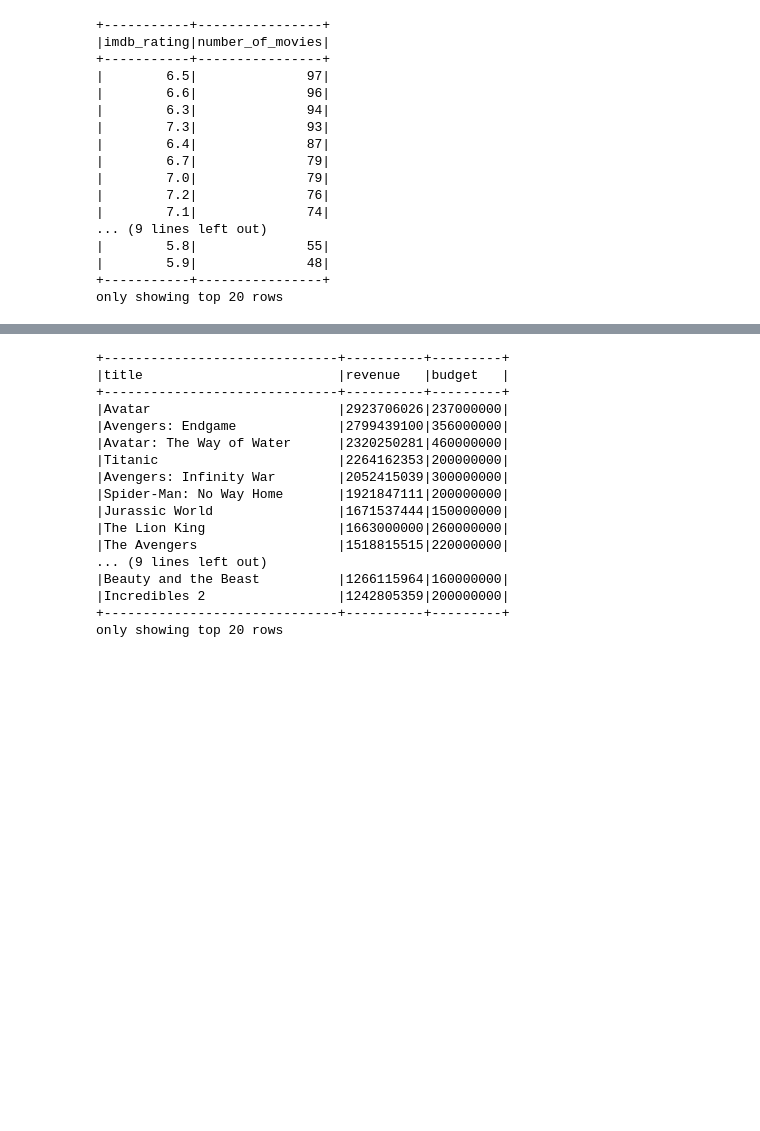
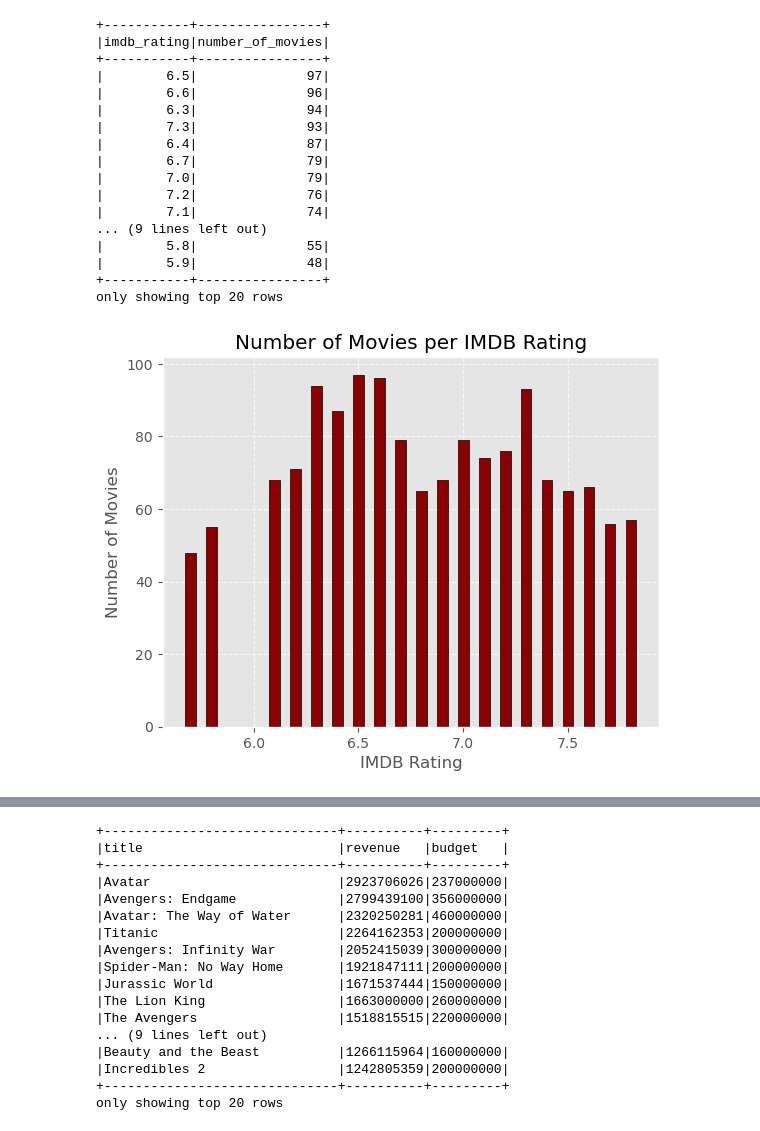
Before and after one commit to YesmelinP/Movie_Success_ML, a Jupyter notebook: data_processing&analysis.ipynb, the cells around one changed output, grey strips where cells are left out. Saved outputs shown, nothing was run; the diff lists cells and outputs as text; code cells hidden in the pictures; blank space fills up the shorter version.

```diff
--- a/data_processing&analysis.ipynb
+++ b/data_processing&analysis.ipynb
@@ -194,11 +243,12 @@ only showing top 20 rows
 # %%
-#how many movies do we have per IMDB_Rating
-spark.sql("""
+#Movies per IMDB_Rating
+movies_per_imdb_rating_query =spark.sql("""
 SELECT imdb_rating, COUNT(*) AS number_of_movies
 FROM movies
 GROUP BY imdb_rating
 ORDER BY number_of_movies DESC
-""").show(20)
+""")
+movies_per_imdb_rating_query.show(20)
 # %% [output]
 +-----------+----------------+
 |imdb_rating|number_of_movies|
@@ -217,3 +267,22 @@ ORDER BY number_of_movies DESC
 |        5.9|              48|
 +-----------+----------------+
 only showing top 20 rows
+# %%
+# Convert Spark DataFrame to Pandas DataFrame
+movies_per_imdb_rating_df = movies_per_imdb_rating_query.toPandas()
+
+# Sort the DataFrame in descending order and limit to top N (number)
+N = 20
+movies_per_imdb_rating_df = movies_per_imdb_rating_df.sort_values(by='number_of_movies', ascending=False).head(N)
+
+# Create the bar plot
+plt.bar(movies_per_imdb_rating_df['imdb_rating'], movies_per_imdb_rating_df['number_of_movies'], width=0.05, color= 'darkred', edgecolor='black')
+plt.xlabel("IMDB Rating")
+plt.ylabel("Number of Movies")
+plt.title("Number of Movies per IMDB Rating")
+plt.grid(True, linestyle='--', alpha=0.7)
+
+# Show the plot
+plt.show()
+# %% [output]
+[figure, added]
```
Also changed, not shown: parts of 12 cells of this notebook, 6 other files.
